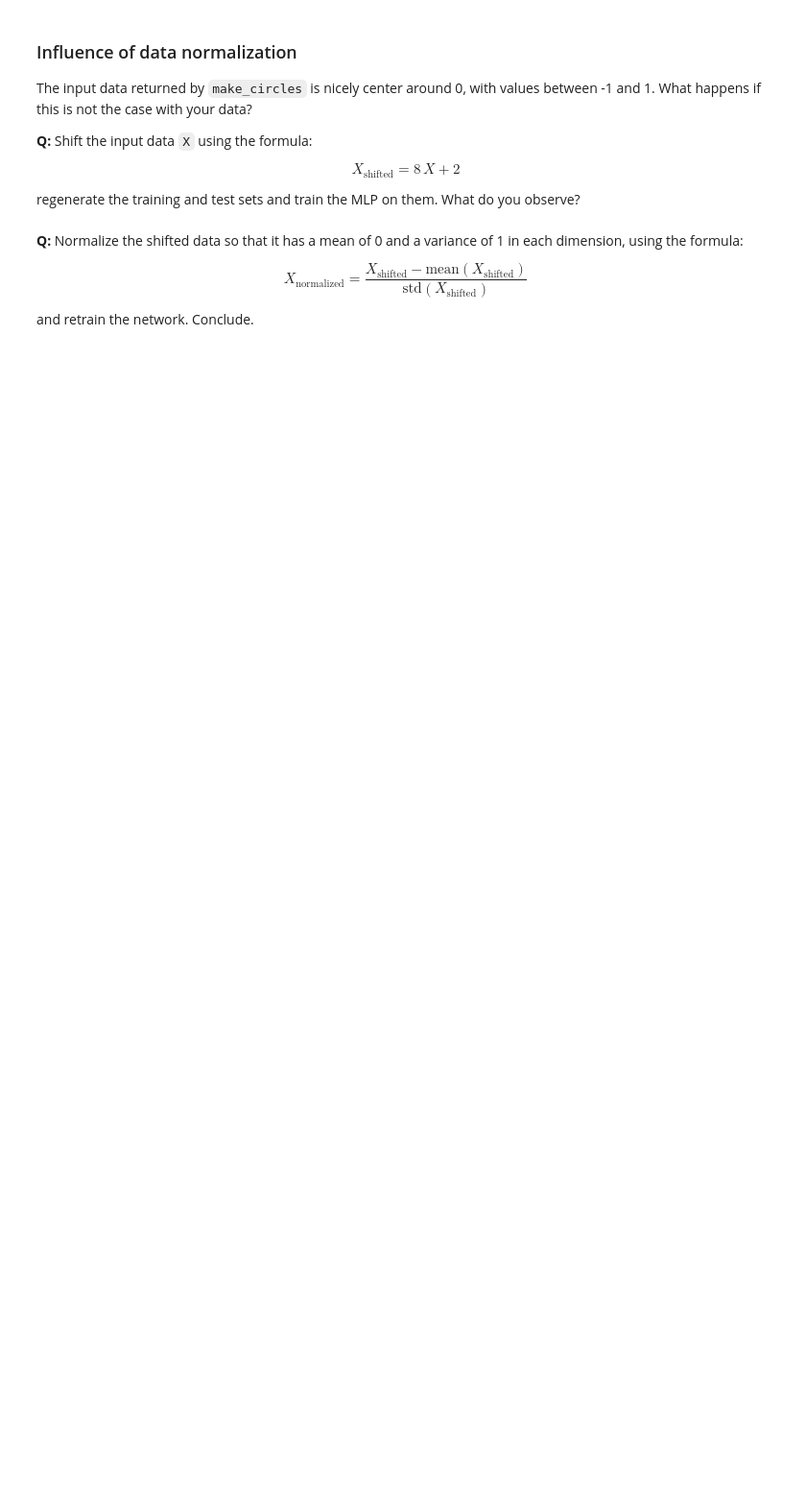
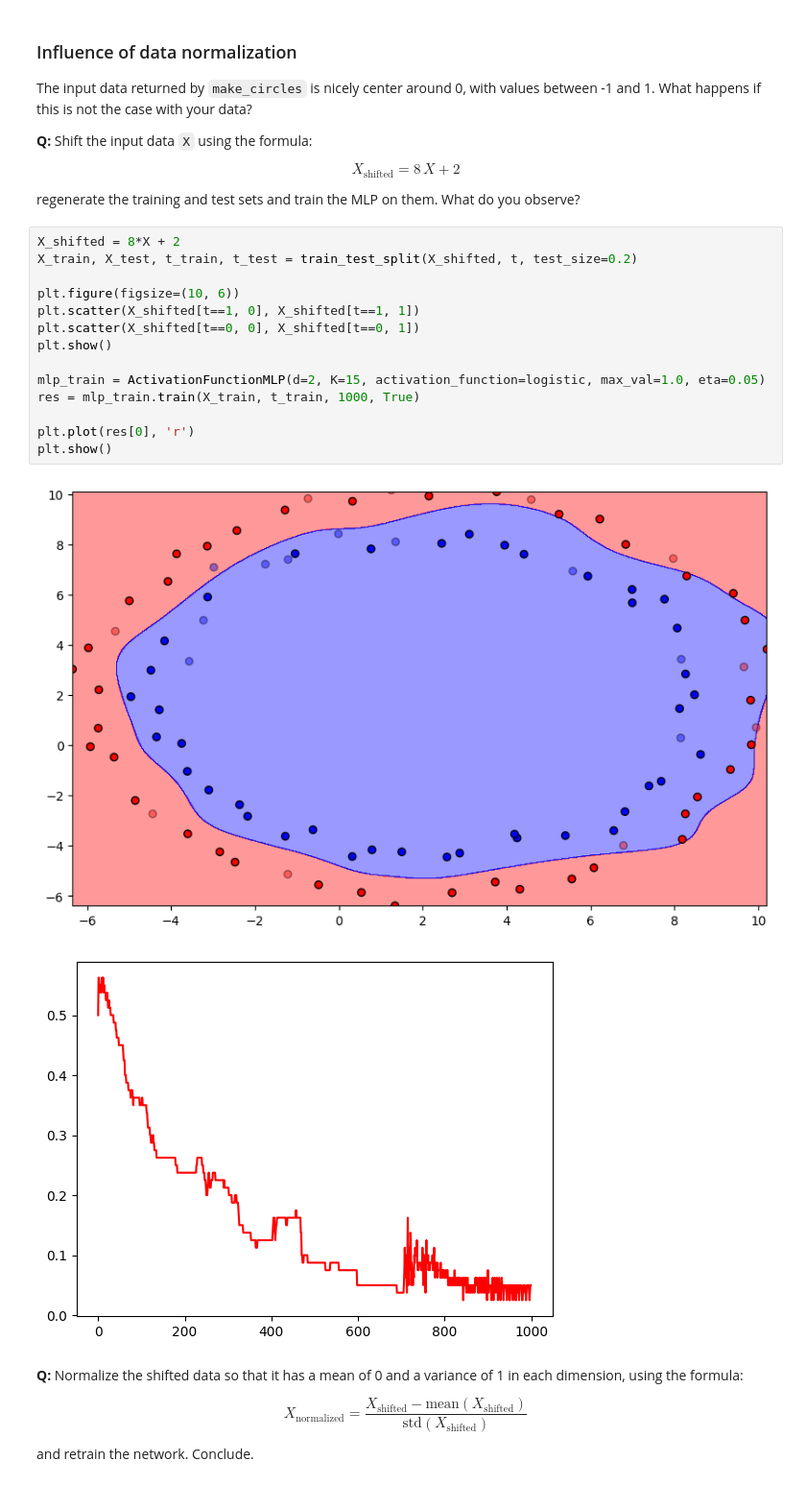
Before and after one commit to erichsdb/Neurocomputing, a Jupyter notebook: notebooks/8-MLP.ipynb, the cells around one changed output. Shown at 96% size. Saved outputs shown, nothing was run; the diff lists cells and outputs as text; blank space fills up the shorter version.

```diff
--- a/notebooks/8-MLP.ipynb
+++ b/notebooks/8-MLP.ipynb
@@ -782,6 +972,23 @@ The input data returned by `make_circles` is nicely center around 0, with values
 $$X_\text{shifted} = 8 \, X + 2$$
 
 regenerate the training and test sets and train the MLP on them. What do you observe?
+# %%
+X_shifted = 8*X + 2
+X_train, X_test, t_train, t_test = train_test_split(X_shifted, t, test_size=0.2)
+
+plt.figure(figsize=(10, 6))
+plt.scatter(X_shifted[t==1, 0], X_shifted[t==1, 1])
+plt.scatter(X_shifted[t==0, 0], X_shifted[t==0, 1])
+plt.show()
+
+mlp_train = ActivationFunctionMLP(d=2, K=15, activation_function=logistic, max_val=1.0, eta=0.05)
+res = mlp_train.train(X_train, t_train, 1000, True)
+
+plt.plot(res[0], 'r')
+plt.show()
+# %% [output]
+[figure, added]
+[figure, added]
 # %% [markdown]
 **Q:** Normalize the shifted data so that it has a mean of 0 and a variance of 1 in each dimension, using the formula:
 
```
Also changed, not shown: parts of 19 cells of this notebook.
